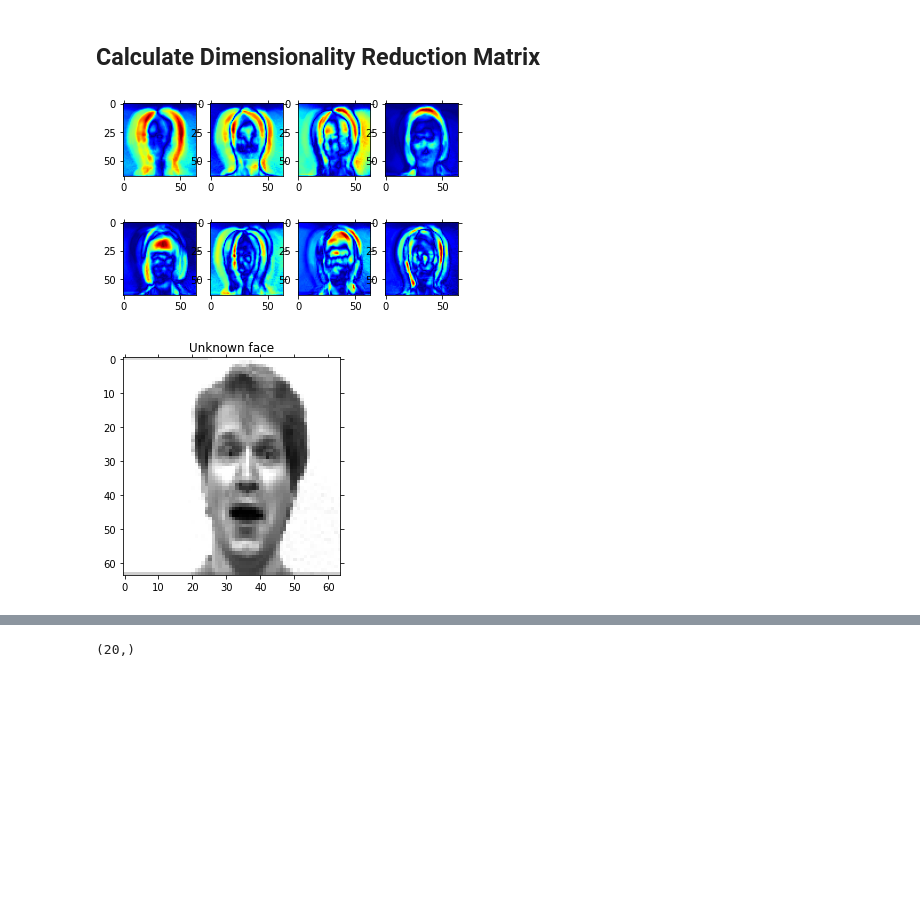
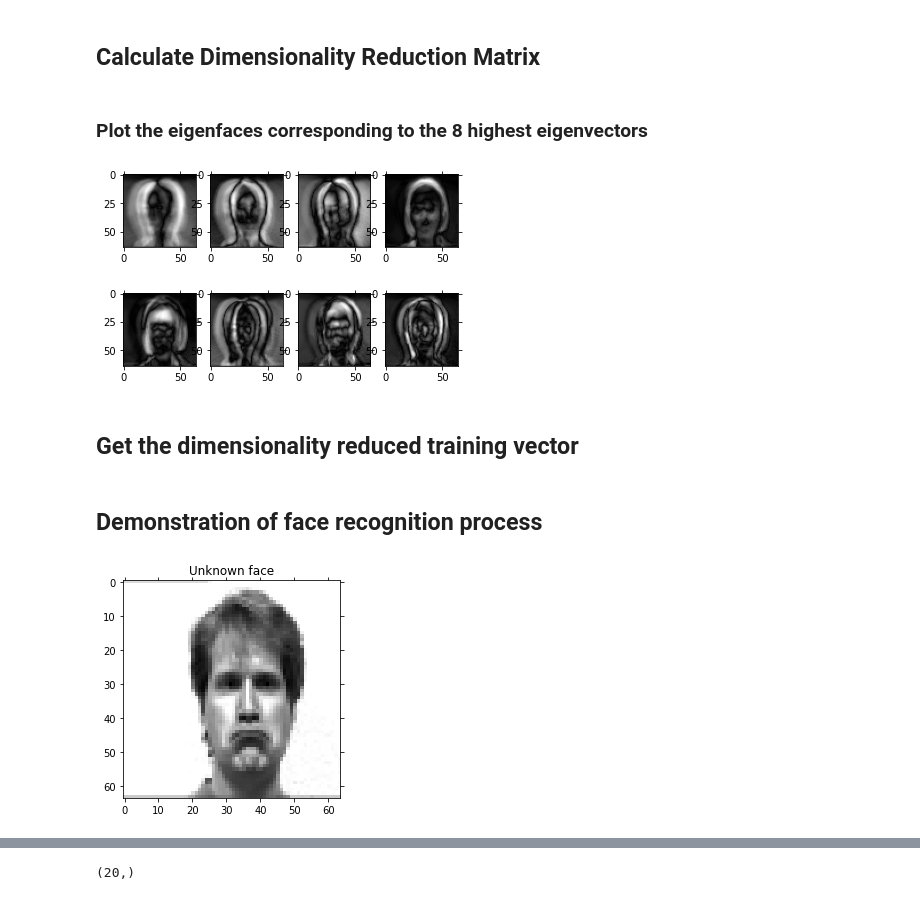
Before and after one commit to Rutvij-1/Eigen-Faces-SMAI-M21-project, a Jupyter notebook: FINALFINAL.ipynb, the cells around one changed output, grey strips where cells are left out. Saved outputs shown, nothing was run; the diff lists cells and outputs as text; code cells hidden in the pictures; blank space fills up the shorter version.

```diff
--- a/FINALFINAL.ipynb
+++ b/FINALFINAL.ipynb
@@ -30,9 +30,14 @@ DIM = 20
 # DIM = 1000
 # %%
 def load_images():
+    """
+    Load the images from folder and split them into training and testing sets, such that for a person, two of
+    their images are in the testing set and the rest are in training set.
+    """
     im_size=(WIDTH,HEIGHT)
     training_im, testing_im, training_label, testing_label = [], [], [], []
-    types = ["centerlight", "glasses", "happy", "leftlight", "noglasses","normal", "rightlight", "sad", "sleepy", "surprised", "wink"]
+    types = ["centerlight", "glasses", "happy", "leftlight", "noglasses",
+             "normal", "rightlight", "sad", "sleepy", "surprised", "wink"]
     for i in range(1,16):
         im = {}
         testing_type = random.sample(types, 2)
@@ -145,19 +161,25 @@ plt.show()
 # %%
 reduced_data = np.array(eigvectors_sort[:DIM]).T
 proj_data = (training_tensor.T @ reduced_data).T
+# %% [markdown]
+### Plot the eigenfaces corresponding to the 8 highest eigenvectors
 # %%
 for i in range(min(8,proj_data.shape[0])):
     img = proj_data[i].reshape(HEIGHT,WIDTH)
     plt.subplot(2,4,1+i)
-    plt.imshow(np.abs(img), cmap='jet')
+    plt.imshow(np.abs(img), cmap='gray')
     plt.tick_params(labelleft='off', labelbottom='off', bottom='off',top='off',right='off',left='off', which='both')
 plt.show()
 # %% [output]
-[figure, old version]
+[figure, new version]
+# %% [markdown]
+## Get the dimensionality reduced training vector
 # %%
 w = np.array([np.dot(proj_data,i) for i in normalised_training_tensor])
+# %% [markdown]
+## Demonstration of face recognition process
 # %%
-unknown_face = testing_im[1]
+unknown_face = testing_im[0]
 unknown_face_vector = np.array(unknown_face, dtype='float64').flatten()
 
 plt.imshow(unknown_face, cmap='gray')
@@ -165,7 +187,7 @@ plt.title('Unknown face')
 plt.tick_params(labelleft='off', labelbottom='off', bottom='off',top='off',right='off',left='off', which='both')
 plt.show()
 # %% [output]
-[figure, old version]
+[figure, new version]
 # %%
 normalised_uface_vector = unknown_face_vector - mean_face
 
```
Also changed, not shown: parts of 21 cells of this notebook.
